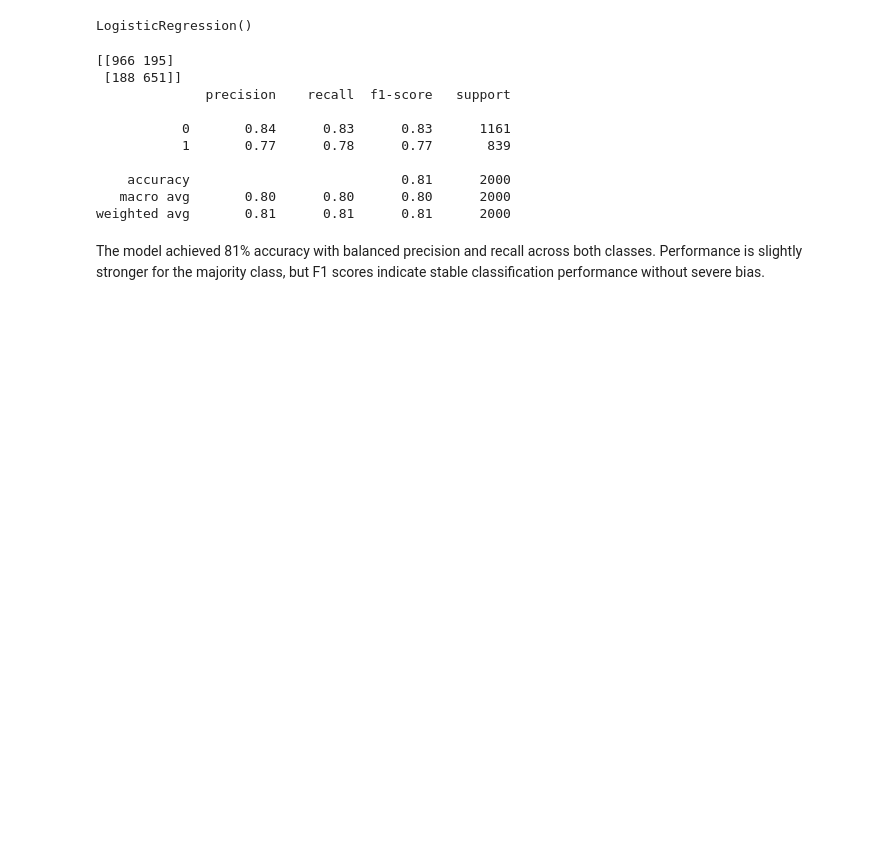
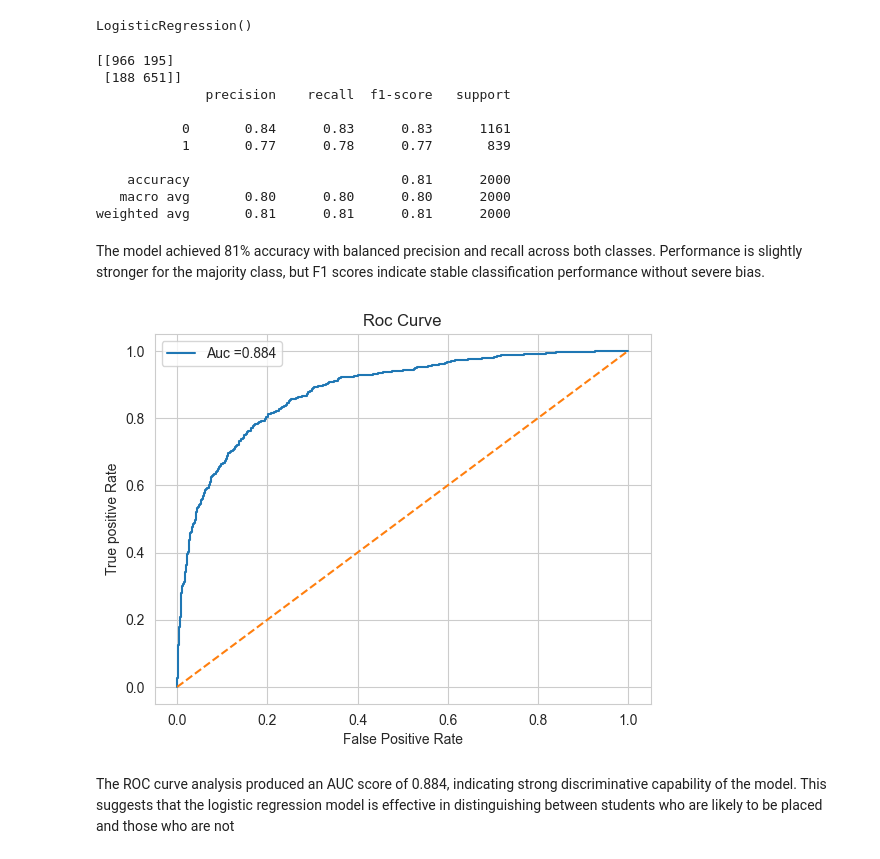
Before and after one commit to 24je0657/Student_Placement_Prediction, a Jupyter notebook: Notebooks/01_data_exploration.ipynb, the cells around one changed output. Drawn from its saved outputs; the diff is of its cells as text; code cells hidden in the pictures; blank space fills up the shorter version.

```diff
--- a/Notebooks/01_data_exploration.ipynb
+++ b/Notebooks/01_data_exploration.ipynb
@@ -170,3 +170,27 @@ print(classification_report(y_test,y_pred))
 weighted avg       0.81      0.81      0.81      2000
 # %% [markdown]
 The model achieved 81% accuracy with balanced precision and recall across both classes. Performance is slightly stronger for the majority class, but F1 scores indicate stable classification performance without severe bias.
+# %%
+from sklearn.metrics import roc_curve , roc_auc_score
+import matplotlib.pyplot as plt
+
+# Predict the Probabilities
+y_prob = model.predict_proba(X_test)[:,1] # predicting probability of class 1
+
+fpr ,tpr ,thresholds =  roc_curve(y_test,y_prob) # Roc curve
+
+auc = roc_auc_score(y_test,y_prob) # auc score
+
+# Plot Roc curve
+plt.plot(fpr,tpr,label = "Auc =" +str(round(auc,3)))
+
+plt.xlabel("False Positive Rate") # 1 - Specificity
+plt.ylabel("True positive Rate") # Sensitiviy or Recall
+plt.title("Roc Curve")
+plt.plot([0,1],[0,1] ,'--')
+plt.legend()
+plt.show()
+# %% [output]
+[figure, added]
+# %% [markdown]
+The ROC curve analysis produced an AUC score of 0.884, indicating strong discriminative capability of the model. This suggests that the logistic regression model is effective in distinguishing between students who are likely to be placed and those who are not
```
Also changed, not shown: parts of 10 cells of this notebook, 3 other files.
